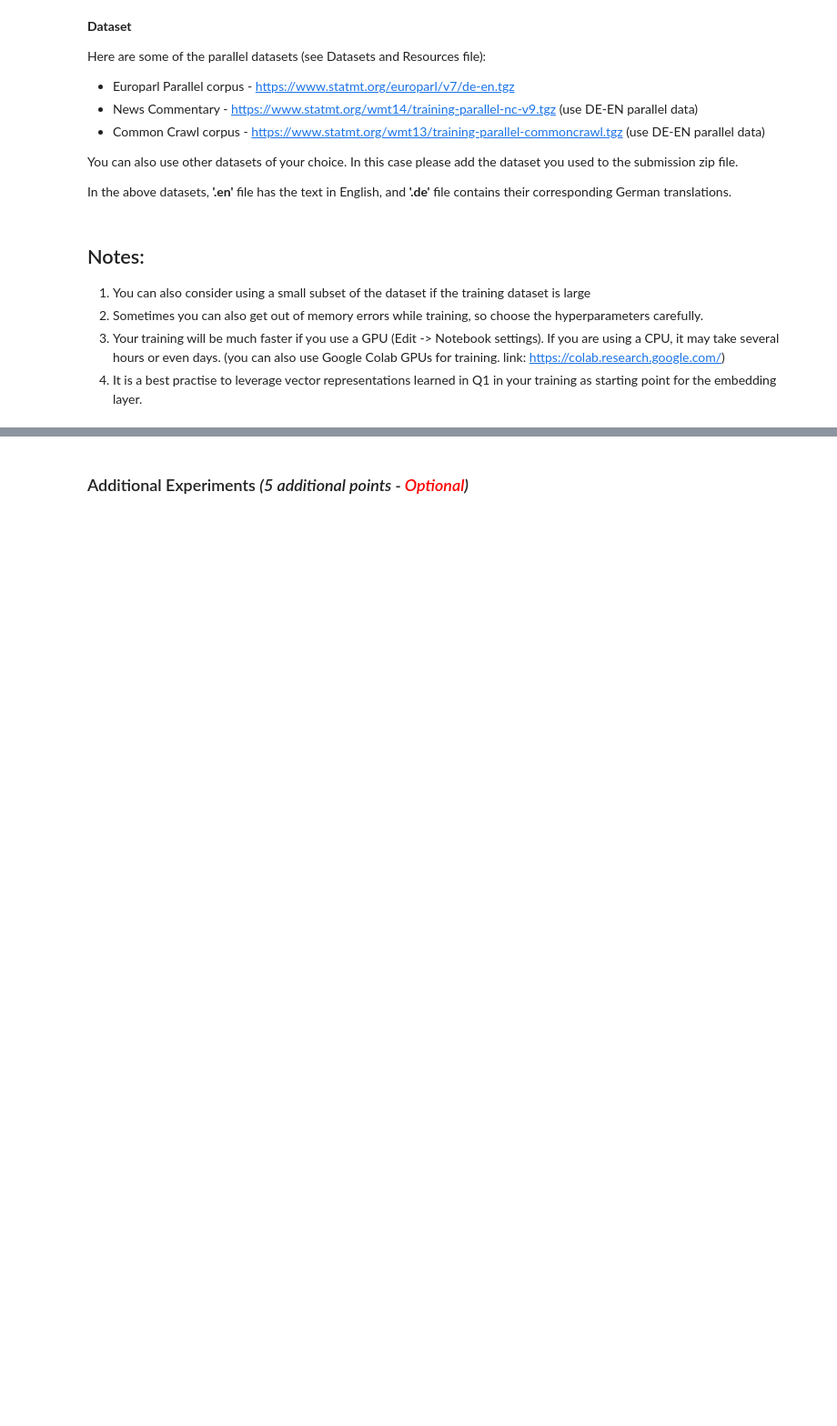
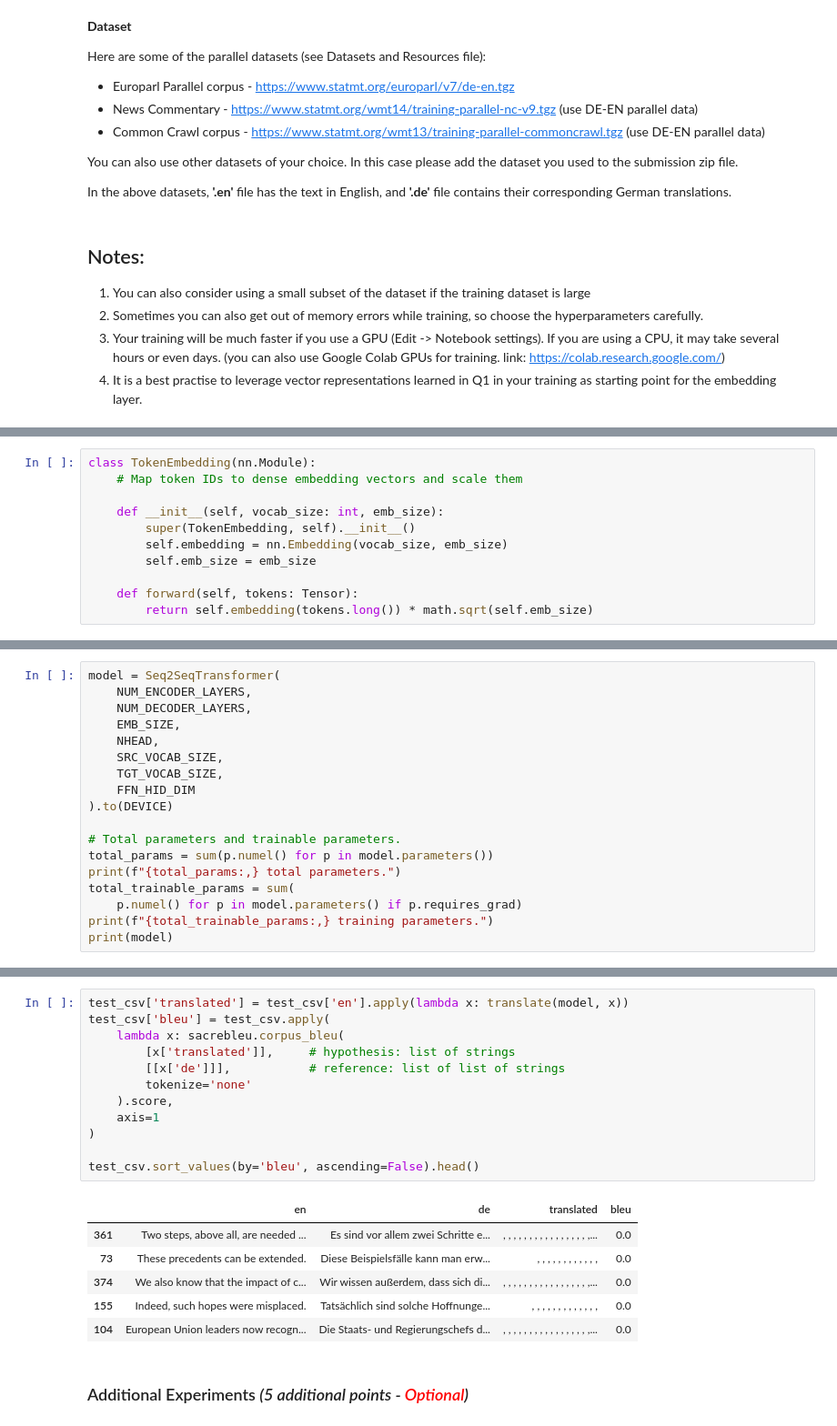
Before and after one commit to jdai01/CAI_NatL, a Jupyter notebook: Assignment 3/Assignment_3_SS25.ipynb, the cells around one changed output, grey strips where cells are left out. Shown at 91% size. Cells and saved outputs as stored; diff of their text form; blank space fills up the shorter version.

```diff
--- a/Assignment 3/Assignment_3_SS25.ipynb
+++ b/Assignment 3/Assignment_3_SS25.ipynb
@@ -513,0 +579,11 @@ NameError: name 'get_tokenizer' is not defined
+# %%
+class TokenEmbedding(nn.Module):
+    # Map token IDs to dense embedding vectors and scale them
+
+    def __init__(self, vocab_size: int, emb_size):
+        super(TokenEmbedding, self).__init__()
+        self.embedding = nn.Embedding(vocab_size, emb_size)
+        self.emb_size = emb_size
+
+    def forward(self, tokens: Tensor):
+        return self.embedding(tokens.long()) * math.sqrt(self.emb_size)
@@ -513,0 +685,18 @@ NameError: name 'get_tokenizer' is not defined
+# %%
+model = Seq2SeqTransformer(
+    NUM_ENCODER_LAYERS,
+    NUM_DECODER_LAYERS,
+    EMB_SIZE,
+    NHEAD,
+    SRC_VOCAB_SIZE,
+    TGT_VOCAB_SIZE,
+    FFN_HID_DIM
+).to(DEVICE)
+
+# Total parameters and trainable parameters.
+total_params = sum(p.numel() for p in model.parameters())
+print(f"{total_params:,} total parameters.")
+total_trainable_params = sum(
+    p.numel() for p in model.parameters() if p.requires_grad)
+print(f"{total_trainable_params:,} training parameters.")
+print(model)
@@ -514,2 +972,21 @@ NameError: name 'get_tokenizer' is not defined
+# %%
+test_csv['translated'] = test_csv['en'].apply(lambda x: translate(model, x))
+test_csv['bleu'] = test_csv.apply(
+    lambda x: sacrebleu.corpus_bleu(
+        [x['translated']],     # hypothesis: list of strings
+        [[x['de']]],           # reference: list of list of strings
+        tokenize='none'
+    ).score,
+    axis=1
+)
+
+test_csv.sort_values(by='bleu', ascending=False).head()
+# %% [output]
+|  | en | de | translated | bleu |
+| 361 | Two steps, above all, are needed ... | Es sind vor allem zwei Schritte e... | , , , , , , , , , , , , , , , , ,... | 0.0 |
+| 73 | These precedents can be extended. | Diese Beispielsfälle kann man erw... | , , , , , , , , , , , , | 0.0 |
+| 374 | We also know that the impact of c... | Wir wissen außerdem, dass sich di... | , , , , , , , , , , , , , , , , ,... | 0.0 |
+| 155 | Indeed, such hopes were misplaced. | Tatsächlich sind solche Hoffnunge... | , , , , , , , , , , , , , | 0.0 |
+| 104 | European Union leaders now recogn... | Die Staats- und Regierungschefs d... | , , , , , , , , , , , , , , , , ,... | 0.0 |
 # %% [markdown]
 ### Additional Experiments *(5 additional points - <span style="color: red;">Optional</span>)*
```
Also changed, not shown: parts of 50 cells of this notebook.
